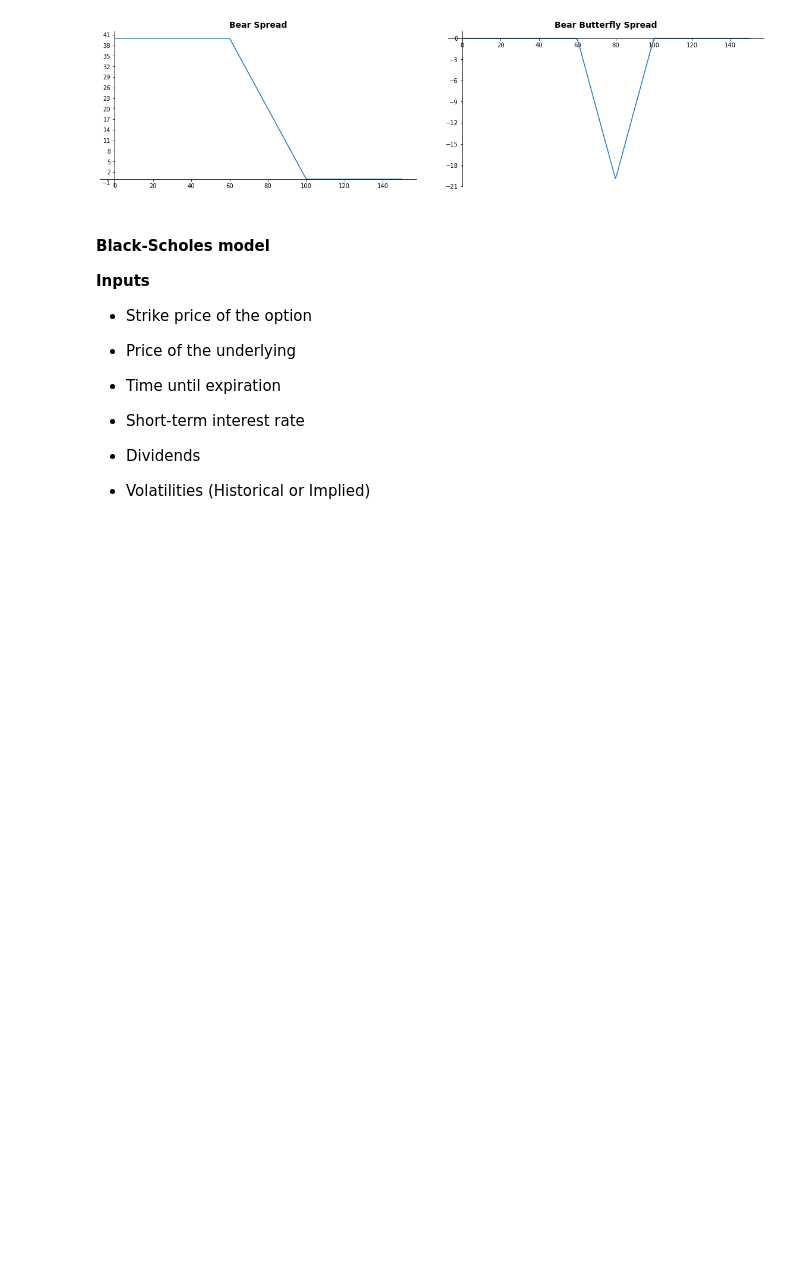
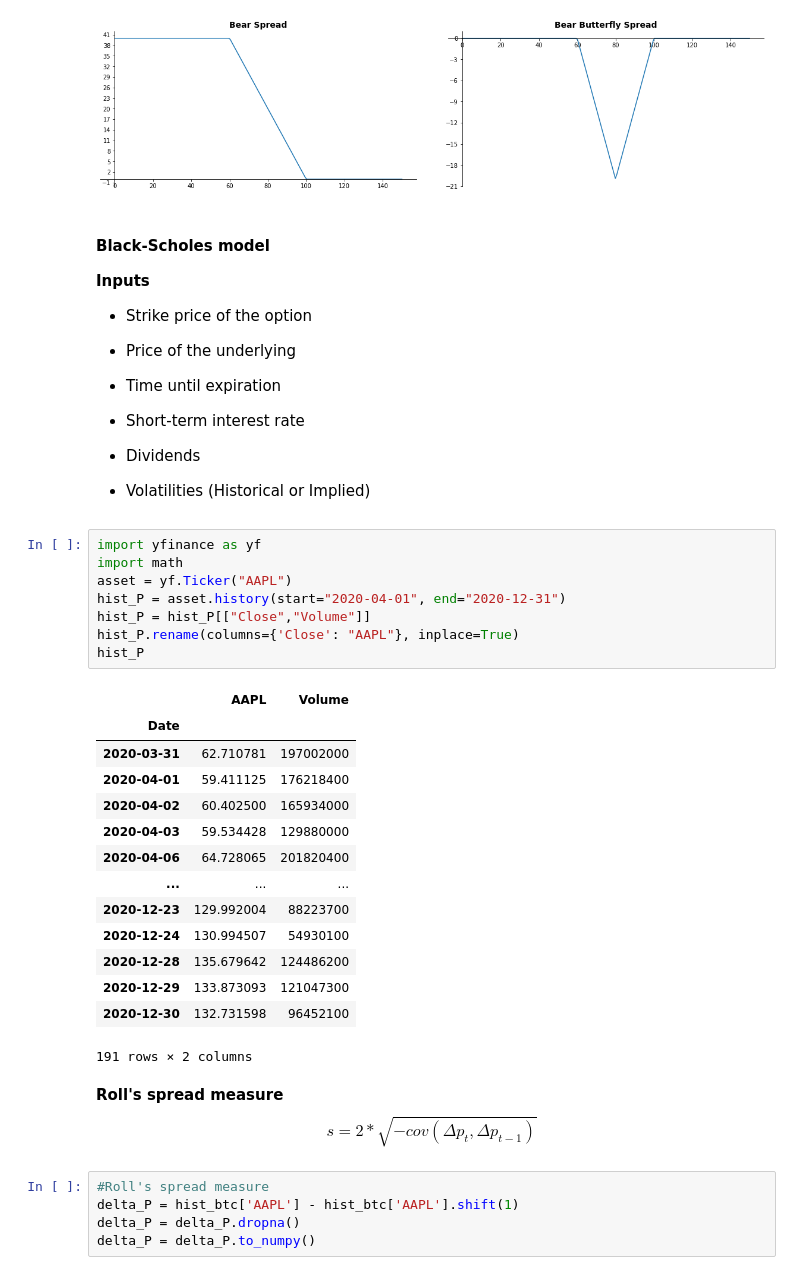
Before and after one commit to Vuong-Chu/Projects, a Jupyter notebook: Python/Quant Finance/Quant Finance.ipynb, the cells around one changed output. Saved outputs shown, nothing was run; the diff lists cells and outputs as text; blank space fills up the shorter version.

```diff
--- a/Python/Quant Finance/Quant Finance.ipynb
+++ b/Python/Quant Finance/Quant Finance.ipynb
@@ -172,3 +172,36 @@ fig1.show()
 + Dividends
 
 + Volatilities (Historical or Implied)
+# %%
+import yfinance as yf
+import math
+asset = yf.Ticker("AAPL")
+hist_P = asset.history(start="2020-04-01", end="2020-12-31")
+hist_P = hist_P[["Close","Volume"]]
+hist_P.rename(columns={'Close': "AAPL"}, inplace=True)
+hist_P
+# %% [output]
+|  | AAPL | Volume |
+| Date |  |  |
+| 2020-03-31 | 62.710781 | 197002000 |
+| 2020-04-01 | 59.411125 | 176218400 |
+| 2020-04-02 | 60.402500 | 165934000 |
+| 2020-04-03 | 59.534428 | 129880000 |
+| 2020-04-06 | 64.728065 | 201820400 |
+| ... | ... | ... |
+| 2020-12-23 | 129.992004 | 88223700 |
+| 2020-12-24 | 130.994507 | 54930100 |
+| 2020-12-28 | 135.679642 | 124486200 |
+| 2020-12-29 | 133.873093 | 121047300 |
+| 2020-12-30 | 132.731598 | 96452100 |
+191 rows × 2 columns
+# %% [markdown]
+__Roll's spread measure__
+$$
+s = 2*\sqrt{-cov(\Delta p_t,\Delta p_{t-1})}
+$$
+# %%
+#Roll's spread measure
+delta_P = hist_btc['AAPL'] - hist_btc['AAPL'].shift(1)
+delta_P = delta_P.dropna()
+delta_P = delta_P.to_numpy()
```
Also changed, not shown: parts of 6 cells of this notebook.
